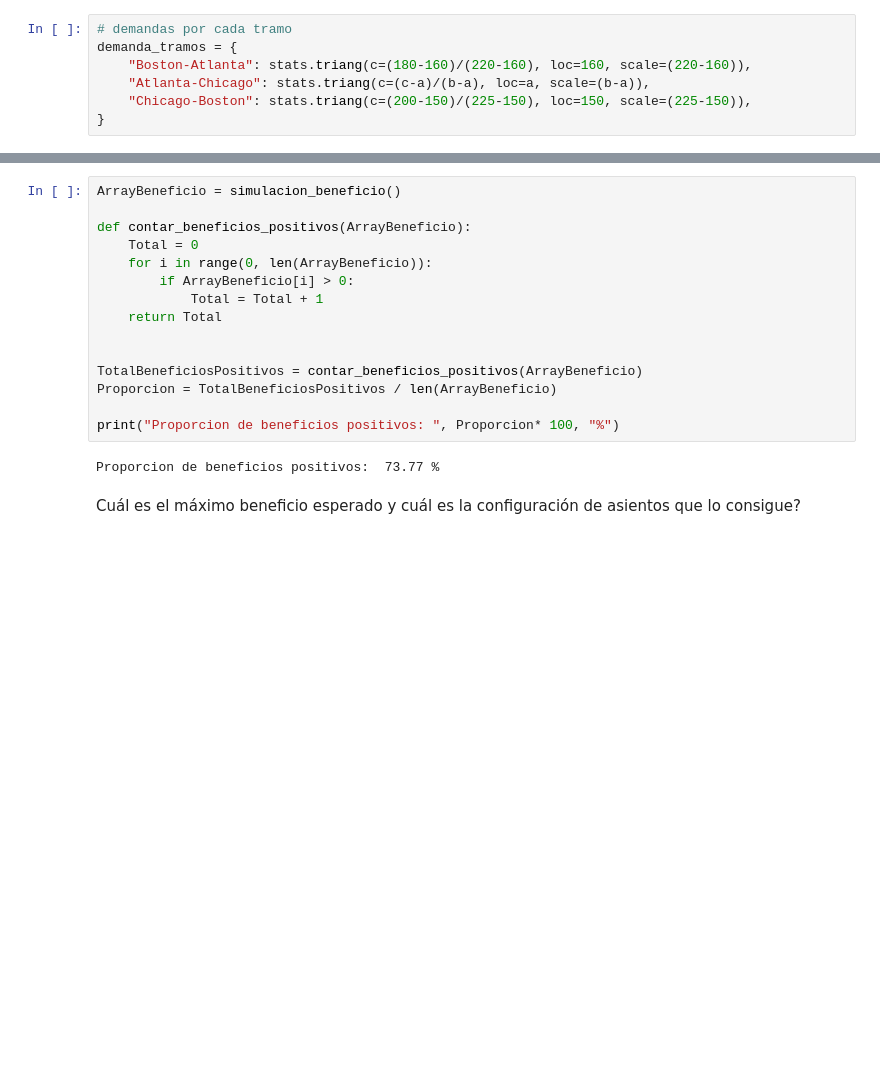
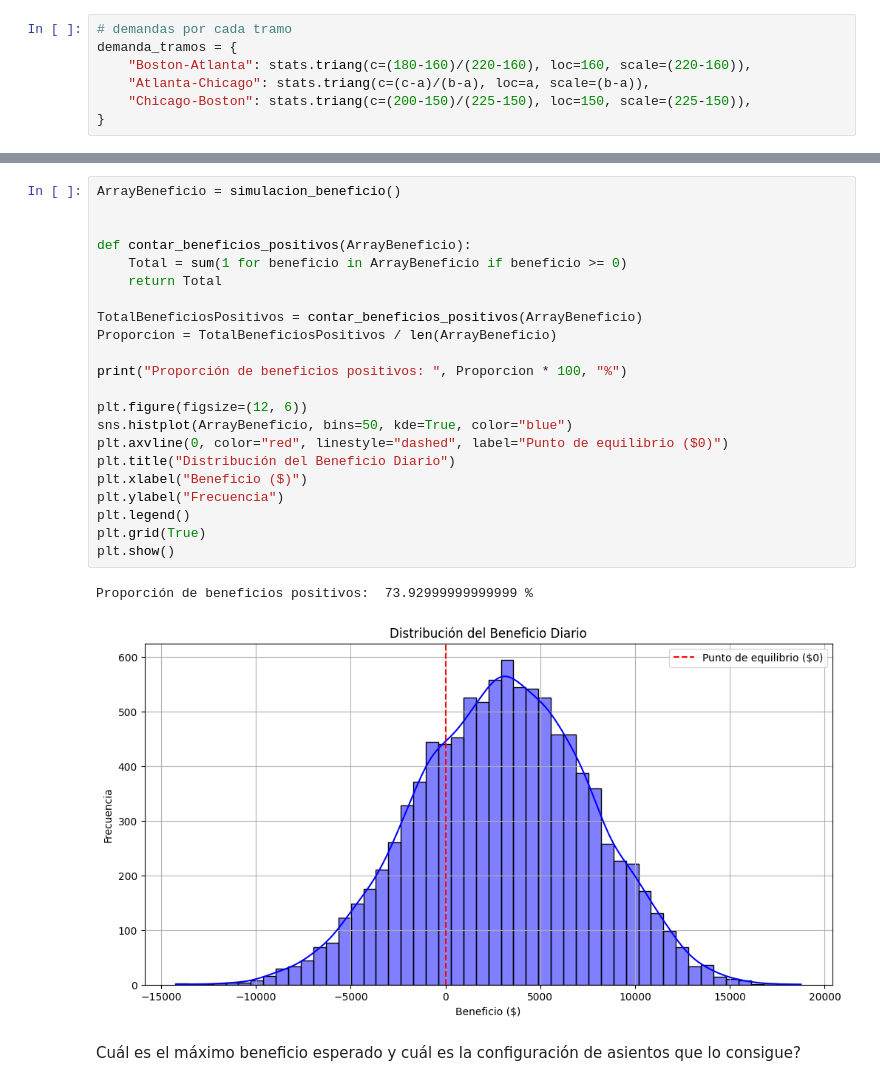
Before and after one commit to mariamm1110/mse-alpha-airlines, a Jupyter notebook: examen.ipynb, the cells around one changed output, grey strips where cells are left out. Drawn from its saved outputs; the diff is of its cells as text; blank space fills up the shorter version.

```diff
--- a/examen.ipynb
+++ b/examen.ipynb
@@ -183,20 +201,28 @@ Beneficio esperado:  2972.985
 # %%
 ArrayBeneficio = simulacion_beneficio()
 
+
 def contar_beneficios_positivos(ArrayBeneficio):
-    Total = 0
-    for i in range(0, len(ArrayBeneficio)):
-        if ArrayBeneficio[i] > 0:
-            Total = Total + 1
+    Total = sum(1 for beneficio in ArrayBeneficio if beneficio >= 0)
     return Total
-
 
 TotalBeneficiosPositivos = contar_beneficios_positivos(ArrayBeneficio)
 Proporcion = TotalBeneficiosPositivos / len(ArrayBeneficio)
 
-print("Proporcion de beneficios positivos: ", Proporcion* 100, "%")
+print("Proporción de beneficios positivos: ", Proporcion * 100, "%")
+
+plt.figure(figsize=(12, 6))
+sns.histplot(ArrayBeneficio, bins=50, kde=True, color="blue")
+plt.axvline(0, color="red", linestyle="dashed", label="Punto de equilibrio ($0)")
+plt.title("Distribución del Beneficio Diario")
+plt.xlabel("Beneficio ($)")
+plt.ylabel("Frecuencia")
+plt.legend()
+plt.grid(True)
+plt.show()
 # %% [output]
-Proporcion de beneficios positivos:  73.77 %
+Proporción de beneficios positivos:  73.92999999999999 %
+[figure, added]
 # %% [markdown]
 Cuál es el máximo beneficio esperado y cuál es la configuración de asientos que lo consigue?
 # %%
```
Also changed, not shown: parts of 12 cells of this notebook.
